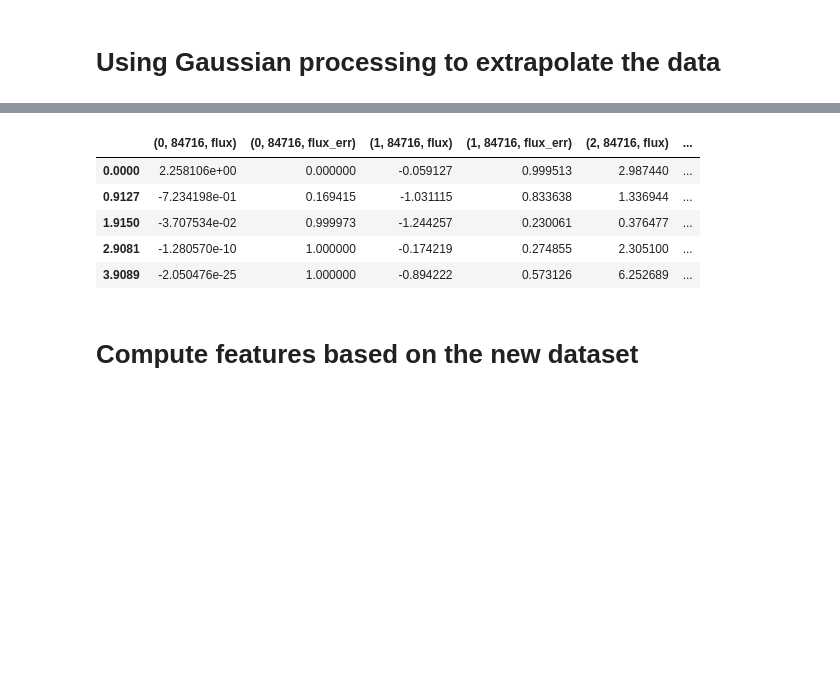
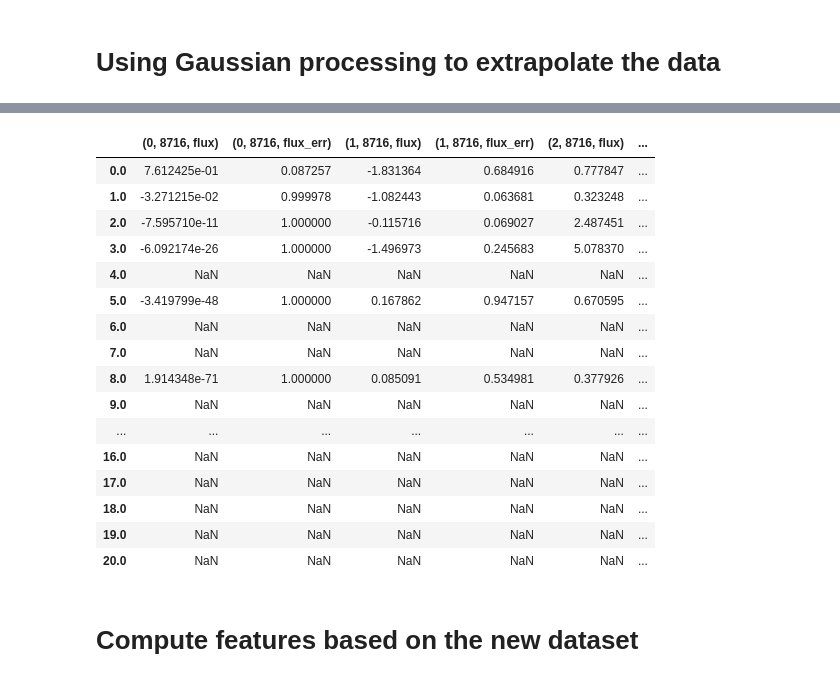
Before and after one commit to ahmadryan/MLTSA_RQudsi, a Jupyter notebook: HW9_RQudsi/Assignemnt9_MLTSA.ipynb, the cells around one changed output, grey strips where cells are left out. Saved outputs shown, nothing was run; the diff lists cells and outputs as text; code cells hidden in the pictures; blank space fills up the shorter version.

```diff
--- a/HW9_RQudsi/Assignemnt9_MLTSA.ipynb
+++ b/HW9_RQudsi/Assignemnt9_MLTSA.ipynb
@@ -94,11 +114,20 @@ def predict_df( df, obid) :
             ).unstack([1,2])
         #print(df_n.keys(), df_n_g.keys())
         # Re-define the indices such that the minimum value is zero which
-        #  orresponds to to the first day of observation
+        # corresponds to to the first day of observation
         new_index = (df_n_g.index - df_n_g.index.min()).values
         df_n_g.drop('index', axis=1, level=1, inplace=True)
         df_n_g.index = new_index[:]
 
+        dffn = df_n_g.reset_index().set_index(pd.to_datetime(df_n_g.index, unit='D',
+                   origin=pd.Timestamp('1960-01-01')), append=False)
+        dff_r = dffn.resample('1D').apply(nanmean_func)
+#
+        final_indices = arange(max_ind)
+        dff_rn = dff_r[0:int(max_ind)]
+        dff_rn.index = final_indices[:-1]
+        dff_rn.drop('index', axis=1, inplace=True)
+        df_n_g = dff_rn
         # Add noise and fit to data using Maximum Likelihood Estimation of the
         # parameters
         kernel = RBF(10, (1e-2, 1e2))
@@ -164,6 +193,15 @@ def predict_df( df, obid) :
     #pl.ylabel('f(t)')
     #pl.title("fit with noise does not require exact fit to data");
 
+    # Reset the index to a datetime index to make resampling easier
+    #dffn = df_r.reset_index().set_index(pd.to_datetime(df_r.index, unit='D',
+    #           origin=pd.Timestamp('1960-01-01')), append=False)
+    #dff_r = dffn.resample('1D').apply(nanmean_func)
+#
+    #final_indices = arange(max_ind)
+    #dff_rn = dff_r[0:int(max_ind)]
+    #dff_rn.index = final_indices[:-1]
+    #dff_rn.drop('index', axis=1, inplace=True)
     return df_r
 # %%
-df_84716_n = predict_df(lcvs, 84716)
+df_84716_n = predict_df(lcvs, 8716)
@@ -170,9 +226,0 @@ df_84716_n = predict_df(lcvs, 84716)
-# %%
-df_84716_n.head()
-# %% [output]
-|  | (0, 84716, flux) | (0, 84716, flux_err) | (1, 84716, flux) | (1, 84716, flux_err) | (2, 84716, flux) | ... |
-| 0.0000 | 2.258106e+00 | 0.000000 | -0.059127 | 0.999513 | 2.987440 | ... |
-| 0.9127 | -7.234198e-01 | 0.169415 | -1.031115 | 0.833638 | 1.336944 | ... |
-| 1.9150 | -3.707534e-02 | 0.999973 | -1.244257 | 0.230061 | 0.376477 | ... |
-| 2.9081 | -1.280570e-10 | 1.000000 | -0.174219 | 0.274855 | 2.305100 | ... |
-| 3.9089 | -2.050476e-25 | 1.000000 | -0.894222 | 0.573126 | 6.252689 | ... |
@@ -193,2 +227,22 @@ for band_num in range(6) :
+# %%
+df_84716_n[0:20]
+# %% [output]
+|  | (0, 8716, flux) | (0, 8716, flux_err) | (1, 8716, flux) | (1, 8716, flux_err) | (2, 8716, flux) | ... |
+| 0.0 | 7.612425e-01 | 0.087257 | -1.831364 | 0.684916 | 0.777847 | ... |
+| 1.0 | -3.271215e-02 | 0.999978 | -1.082443 | 0.063681 | 0.323248 | ... |
+| 2.0 | -7.595710e-11 | 1.000000 | -0.115716 | 0.069027 | 2.487451 | ... |
+| 3.0 | -6.092174e-26 | 1.000000 | -1.496973 | 0.245683 | 5.078370 | ... |
+| 4.0 | NaN | NaN | NaN | NaN | NaN | ... |
+| 5.0 | -3.419799e-48 | 1.000000 | 0.167862 | 0.947157 | 0.670595 | ... |
+| 6.0 | NaN | NaN | NaN | NaN | NaN | ... |
+| 7.0 | NaN | NaN | NaN | NaN | NaN | ... |
+| 8.0 | 1.914348e-71 | 1.000000 | 0.085091 | 0.534981 | 0.377926 | ... |
+| 9.0 | NaN | NaN | NaN | NaN | NaN | ... |
+| ... | ... | ... | ... | ... | ... | ... |
+| 16.0 | NaN | NaN | NaN | NaN | NaN | ... |
+| 17.0 | NaN | NaN | NaN | NaN | NaN | ... |
+| 18.0 | NaN | NaN | NaN | NaN | NaN | ... |
+| 19.0 | NaN | NaN | NaN | NaN | NaN | ... |
+| 20.0 | NaN | NaN | NaN | NaN | NaN | ... |
 # %% [markdown]
 # Compute features based on the new dataset
```
Also changed, not shown: parts of 39 cells of this notebook.
